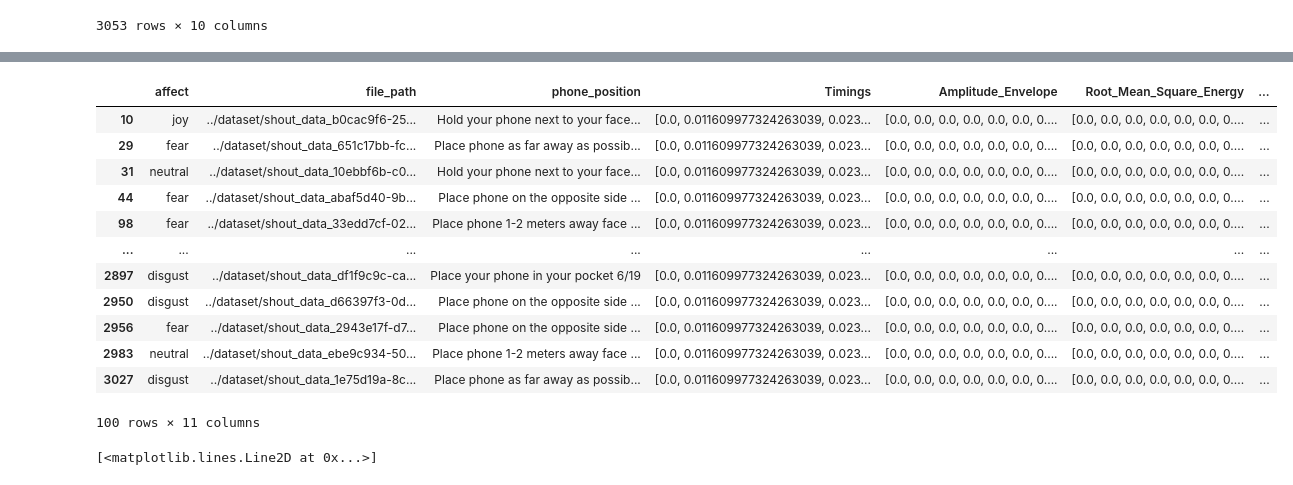
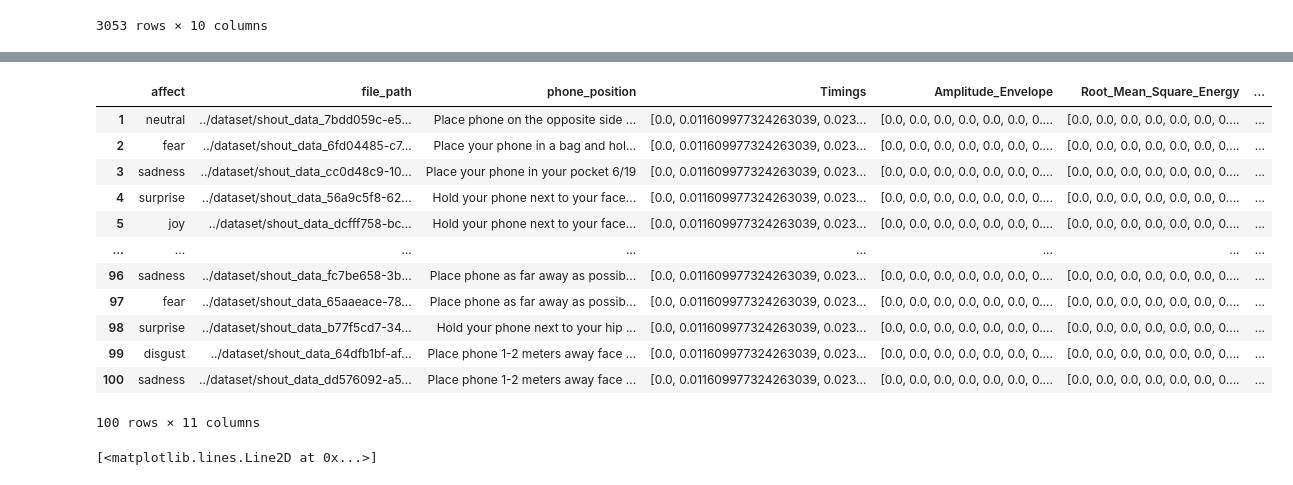
Before and after one commit to Andrew-JG-Ha/BERSt_Vocal_Emotion_Recognition, a Jupyter notebook: models/LSTM_and_Merger.ipynb, the cells around one changed output, grey strips where cells are left out. Saved outputs shown, nothing was run; the diff lists cells and outputs as text; code cells hidden in the pictures.

```diff
--- a/models/LSTM_and_Merger.ipynb
+++ b/models/LSTM_and_Merger.ipynb
@@ -250,5 +251,12 @@ See the caveats in the documentation: https://pandas.pydata.org/pandas-docs/stab
 # %%
+print(annotatedData.keys())
 annotatedData = pd.read_csv("../test_set_annotated.csv")
-actualDeterminedLabel = annotatedData["Unnamed: 13"]
-actualDeterminedLabel
+annotatedData = annotatedData.drop(0)
+annotatedData["file_path"] = annotatedData["Unnamed: 8"].str.replace("/media/data/shout-data/", "../dataset/")
+annotatedData["file_path"] = annotatedData["file_path"].str.replace(".wav", "")
+annotatedData["file_path"] = annotatedData["file_path"].astype(str) + annotatedData["Unnamed: 9"].astype(str)
+# actualDeterminedLabel = annotatedData["Unnamed: 13"]
+# actualDeterminedLabel = actualDeterminedLabel.drop(0)
+# actualDeterminedLabel
+annotatedData
 # %% [output]
@@ -266,0 +281,30 @@ Name: Unnamed: 13, Length: 101, dtype: object
+# %%
+zeroCrossingRateList = []
+amplitudeEnvelopeList = []
+rootMeanSquareEnergyList = []
+spectralCentroidList = []
+spectralBandwidthList = []
+bandEnergyRatioList = []
+timings = []
+audioFileLengths = []
+
+for fileDir in annotatedData["file_path"]:
+    audioFile, sample_rate = lib.load(fileDir)
+    audioFile = lib.util.pad_center(audioFile, size=maxAudioLength)
+    time, ae, rmse, zcr = getFeatures(audioFile, sample_rate, maxAudioLength)
+    centroid, bandwidth, ber = getFrequencyFeatures(audioFile, sample_rate)
+    zeroCrossingRateList.append(zcr)
+    amplitudeEnvelopeList.append(ae)
+    rootMeanSquareEnergyList.append(rmse)
+    spectralCentroidList.append(centroid)
+    spectralBandwidthList.append(bandwidth)
+    bandEnergyRatioList.append(ber)
+    timings.append(time)
+
+annotatedData["Timings"] = timings
+annotatedData["Amplitude_Envelope"] = amplitudeEnvelopeList
+annotatedData["Root_Mean_Square_Energy"] = rootMeanSquareEnergyList
+annotatedData["Zero-Crossing Rate"] = zeroCrossingRateList
+annotatedData["Spectral Centroid"] = spectralCentroidList
+annotatedData["Spectral Bandwidth"] = spectralBandwidthList
+annotatedData["Band Energy Ratio"] = bandEnergyRatioList
@@ -267,20 +337,21 @@ Name: Unnamed: 13, Length: 101, dtype: object
 # %%
-testSetProcessed["PerceivedLabeling"] = actualDeterminedLabel
+test = annotatedData[["Unnamed: 6", "file_path", "Unnamed: 7", "Timings", "Amplitude_Envelope", "Root_Mean_Square_Energy", "Zero-Crossing Rate", "Spectral Centroid", "Spectral Bandwidth", "Band Energy Ratio", "Unnamed: 13"]]
+testSetProcessed = test.rename(columns={"Unnamed: 6":"affect", "Unnamed: 7":"phone_position", "Unnamed: 13":"Perceived Emotion"})
 
 testSetProcessed
 # %% [output]
 |  | affect | file_path | phone_position | Timings | Amplitude_Envelope | Root_Mean_Square_Energy | ... |
-| 10 | joy | ../dataset/shout_data_b0cac9f6-25... | Hold your phone next to your face... | [0.0, 0.011609977324263039, 0.023... | [0.0, 0.0, 0.0, 0.0, 0.0, 0.0, 0.... | [0.0, 0.0, 0.0, 0.0, 0.0, 0.0, 0.... | ... |
-| 29 | fear | ../dataset/shout_data_651c17bb-fc... | Place phone as far away as possib... | [0.0, 0.011609977324263039, 0.023... | [0.0, 0.0, 0.0, 0.0, 0.0, 0.0, 0.... | [0.0, 0.0, 0.0, 0.0, 0.0, 0.0, 0.... | ... |
-| 31 | neutral | ../dataset/shout_data_10ebbf6b-c0... | Hold your phone next to your face... | [0.0, 0.011609977324263039, 0.023... | [0.0, 0.0, 0.0, 0.0, 0.0, 0.0, 0.... | [0.0, 0.0, 0.0, 0.0, 0.0, 0.0, 0.... | ... |
-| 44 | fear | ../dataset/shout_data_abaf5d40-9b... | Place phone on the opposite side ... | [0.0, 0.011609977324263039, 0.023... | [0.0, 0.0, 0.0, 0.0, 0.0, 0.0, 0.... | [0.0, 0.0, 0.0, 0.0, 0.0, 0.0, 0.... | ... |
-| 98 | fear | ../dataset/shout_data_33edd7cf-02... | Place phone 1-2 meters away face ... | [0.0, 0.011609977324263039, 0.023... | [0.0, 0.0, 0.0, 0.0, 0.0, 0.0, 0.... | [0.0, 0.0, 0.0, 0.0, 0.0, 0.0, 0.... | ... |
+| 1 | neutral | ../dataset/shout_data_7bdd059c-e5... | Place phone on the opposite side ... | [0.0, 0.011609977324263039, 0.023... | [0.0, 0.0, 0.0, 0.0, 0.0, 0.0, 0.... | [0.0, 0.0, 0.0, 0.0, 0.0, 0.0, 0.... | ... |
+| 2 | fear | ../dataset/shout_data_6fd04485-c7... | Place your phone in a bag and hol... | [0.0, 0.011609977324263039, 0.023... | [0.0, 0.0, 0.0, 0.0, 0.0, 0.0, 0.... | [0.0, 0.0, 0.0, 0.0, 0.0, 0.0, 0.... | ... |
+| 3 | sadness | ../dataset/shout_data_cc0d48c9-10... | Place your phone in your pocket 6/19 | [0.0, 0.011609977324263039, 0.023... | [0.0, 0.0, 0.0, 0.0, 0.0, 0.0, 0.... | [0.0, 0.0, 0.0, 0.0, 0.0, 0.0, 0.... | ... |
+| 4 | surprise | ../dataset/shout_data_56a9c5f8-62... | Hold your phone next to your face... | [0.0, 0.011609977324263039, 0.023... | [0.0, 0.0, 0.0, 0.0, 0.0, 0.0, 0.... | [0.0, 0.0, 0.0, 0.0, 0.0, 0.0, 0.... | ... |
+| 5 | joy | ../dataset/shout_data_dcfff758-bc... | Hold your phone next to your face... | [0.0, 0.011609977324263039, 0.023... | [0.0, 0.0, 0.0, 0.0, 0.0, 0.0, 0.... | [0.0, 0.0, 0.0, 0.0, 0.0, 0.0, 0.... | ... |
 | ... | ... | ... | ... | ... | ... | ... | ... |
-| 2897 | disgust | ../dataset/shout_data_df1f9c9c-ca... | Place your phone in your pocket 6/19 | [0.0, 0.011609977324263039, 0.023... | [0.0, 0.0, 0.0, 0.0, 0.0, 0.0, 0.... | [0.0, 0.0, 0.0, 0.0, 0.0, 0.0, 0.... | ... |
-| 2950 | disgust | ../dataset/shout_data_d66397f3-0d... | Place phone on the opposite side ... | [0.0, 0.011609977324263039, 0.023... | [0.0, 0.0, 0.0, 0.0, 0.0, 0.0, 0.... | [0.0, 0.0, 0.0, 0.0, 0.0, 0.0, 0.... | ... |
-| 2956 | fear | ../dataset/shout_data_2943e17f-d7... | Place phone on the opposite side ... | [0.0, 0.011609977324263039, 0.023... | [0.0, 0.0, 0.0, 0.0, 0.0, 0.0, 0.... | [0.0, 0.0, 0.0, 0.0, 0.0, 0.0, 0.... | ... |
-| 2983 | neutral | ../dataset/shout_data_ebe9c934-50... | Place phone 1-2 meters away face ... | [0.0, 0.011609977324263039, 0.023... | [0.0, 0.0, 0.0, 0.0, 0.0, 0.0, 0.... | [0.0, 0.0, 0.0, 0.0, 0.0, 0.0, 0.... | ... |
-| 3027 | disgust | ../dataset/shout_data_1e75d19a-8c... | Place phone as far away as possib... | [0.0, 0.011609977324263039, 0.023... | [0.0, 0.0, 0.0, 0.0, 0.0, 0.0, 0.... | [0.0, 0.0, 0.0, 0.0, 0.0, 0.0, 0.... | ... |
+| 96 | sadness | ../dataset/shout_data_fc7be658-3b... | Place phone as far away as possib... | [0.0, 0.011609977324263039, 0.023... | [0.0, 0.0, 0.0, 0.0, 0.0, 0.0, 0.... | [0.0, 0.0, 0.0, 0.0, 0.0, 0.0, 0.... | ... |
+| 97 | fear | ../dataset/shout_data_65aaeace-78... | Place phone as far away as possib... | [0.0, 0.011609977324263039, 0.023... | [0.0, 0.0, 0.0, 0.0, 0.0, 0.0, 0.... | [0.0, 0.0, 0.0, 0.0, 0.0, 0.0, 0.... | ... |
+| 98 | surprise | ../dataset/shout_data_b77f5cd7-34... | Hold your phone next to your hip ... | [0.0, 0.011609977324263039, 0.023... | [0.0, 0.0, 0.0, 0.0, 0.0, 0.0, 0.... | [0.0, 0.0, 0.0, 0.0, 0.0, 0.0, 0.... | ... |
+| 99 | disgust | ../dataset/shout_data_64dfb1bf-af... | Place phone 1-2 meters away face ... | [0.0, 0.011609977324263039, 0.023... | [0.0, 0.0, 0.0, 0.0, 0.0, 0.0, 0.... | [0.0, 0.0, 0.0, 0.0, 0.0, 0.0, 0.... | ... |
+| 100 | sadness | ../dataset/shout_data_dd576092-a5... | Place phone 1-2 meters away face ... | [0.0, 0.011609977324263039, 0.023... | [0.0, 0.0, 0.0, 0.0, 0.0, 0.0, 0.... | [0.0, 0.0, 0.0, 0.0, 0.0, 0.0, 0.... | ... |
 100 rows × 11 columns
 # %%
 # plotting the data sample 1
```
Also changed, not shown: parts of 19 cells of this notebook.
